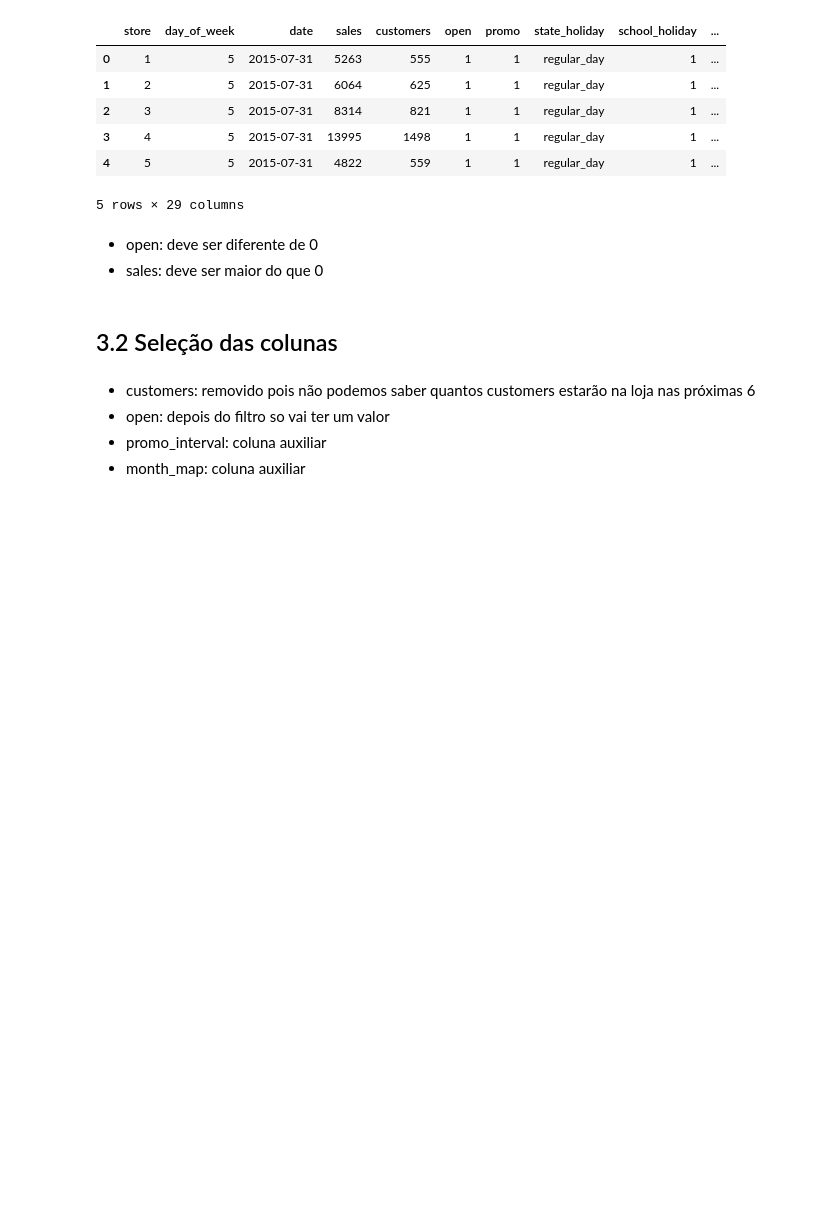
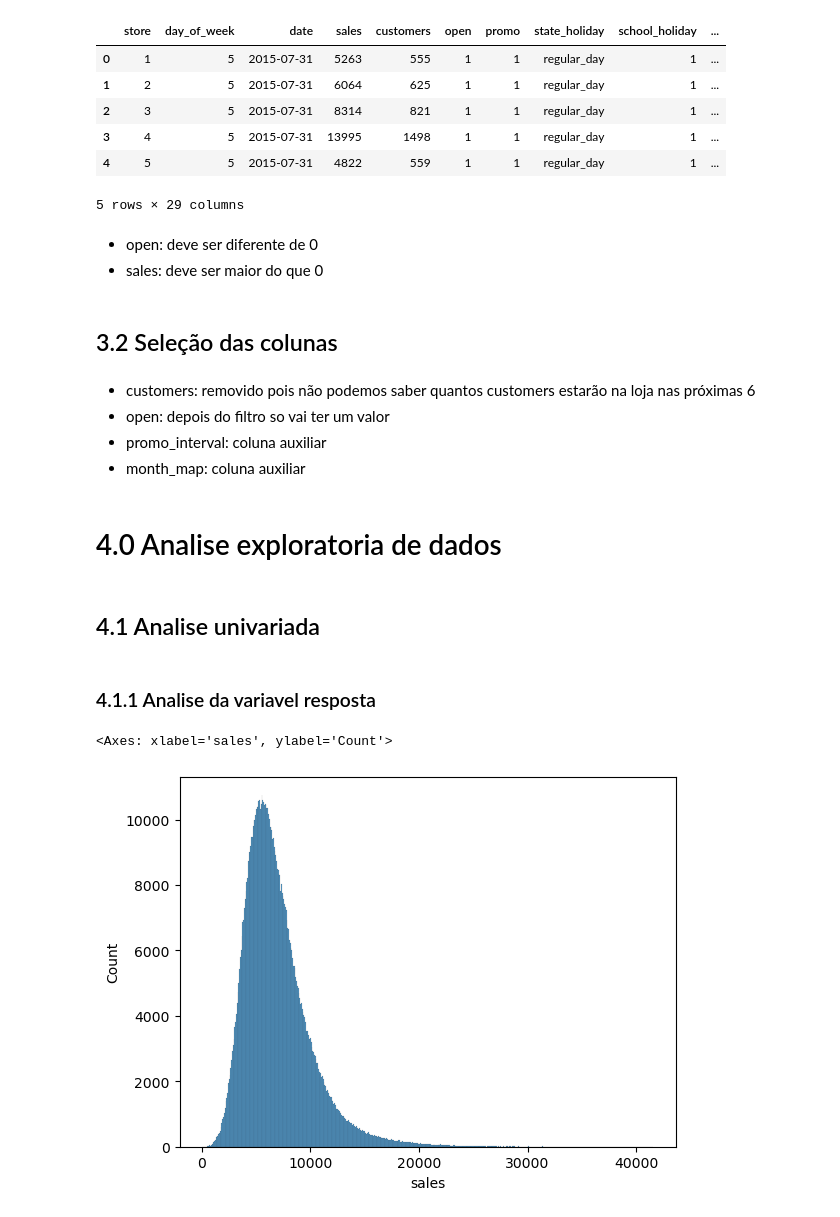
Before and after one commit to evaldocunhaf/ds-em-producao, a Jupyter notebook: RossmanDS.ipynb, the cells around one changed output. Cells and saved outputs as stored; diff of their text form; code cells hidden in the pictures; blank space fills up the shorter version.

```diff
--- a/RossmanDS.ipynb
+++ b/RossmanDS.ipynb
@@ -441,3 +443,16 @@ df3 = df3[(df3['open'] != 0 ) & (df3['sales'] > 0)]
 # %%
 cols_drop = ['customers', 'open', 'promo_interval', 'month_map']
 df3 = df3.drop(cols_drop, axis=1)
+# %% [markdown]
+#  4.0 Analise exploratoria de dados
+# %%
+df4 = df3.copy()
+# %% [markdown]
+## 4.1 Analise univariada
+# %% [markdown]
+### 4.1.1 Analise da variavel resposta
+# %%
+sns.histplot( df4['sales'])
+# %% [output]
+<Axes: xlabel='sales', ylabel='Count'>
+[figure, added]
```
Also changed, not shown: parts of 61 cells of this notebook, 1 other file.
